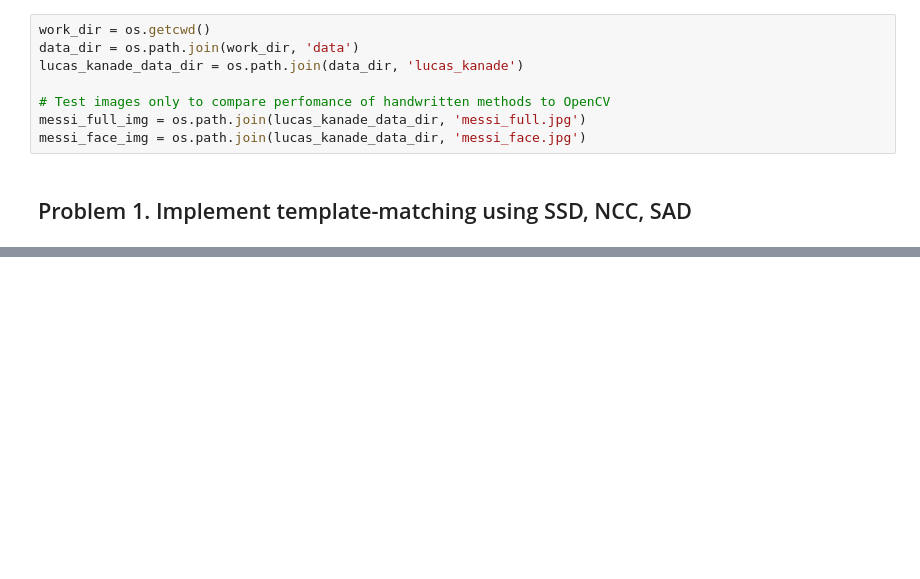
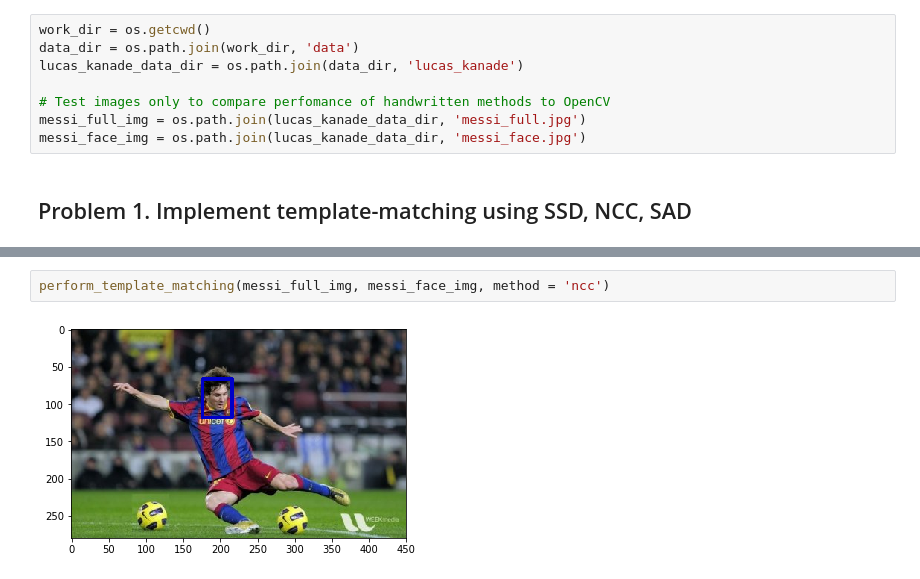
Before and after one commit to Progern/computer-vision-hw, a Jupyter notebook: cv-3-0/cv-3-2-lucas-kanade-method.ipynb, the cells around one changed output, grey strips where cells are left out. Drawn from its saved outputs; the diff is of its cells as text; blank space fills up the shorter version.

```diff
--- a/cv-3-0/cv-3-2-lucas-kanade-method.ipynb
+++ b/cv-3-0/cv-3-2-lucas-kanade-method.ipynb
@@ -93,0 +151,4 @@ perform_matching_ssd()
+# %%
+perform_template_matching(messi_full_img, messi_face_img, method = 'ncc')
+# %% [output]
+[figure, added]
```
Also changed, not shown: parts of 5 cells of this notebook.
